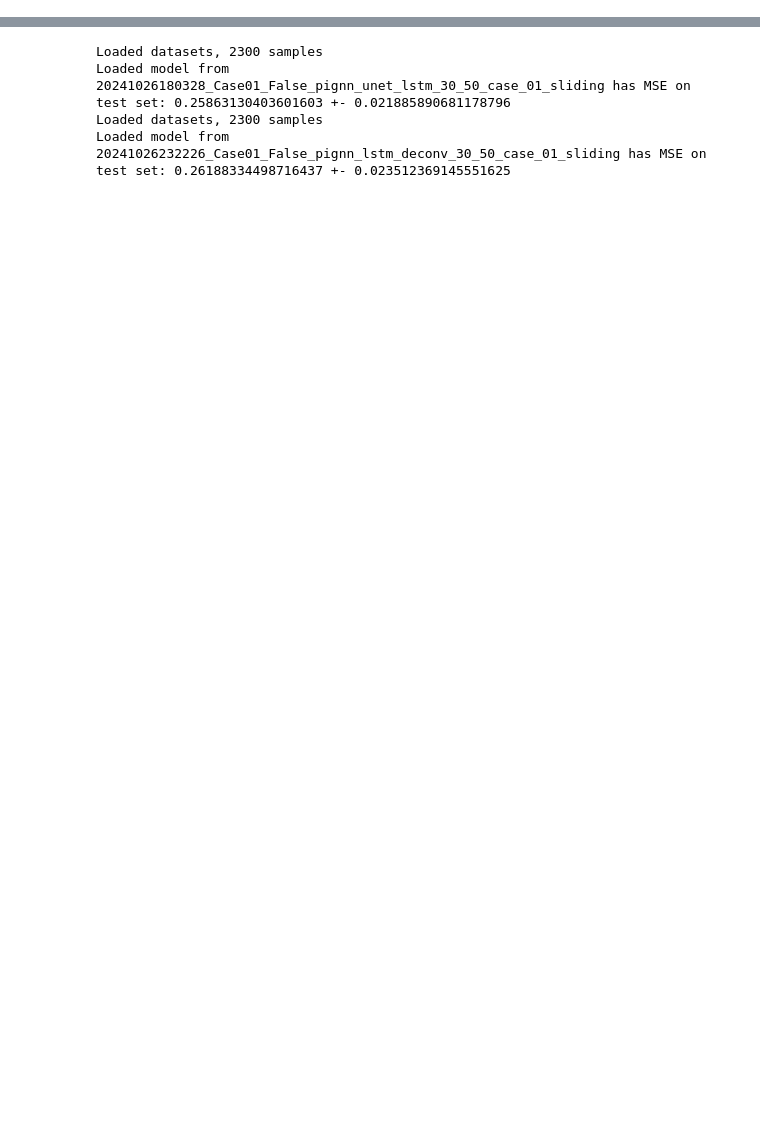
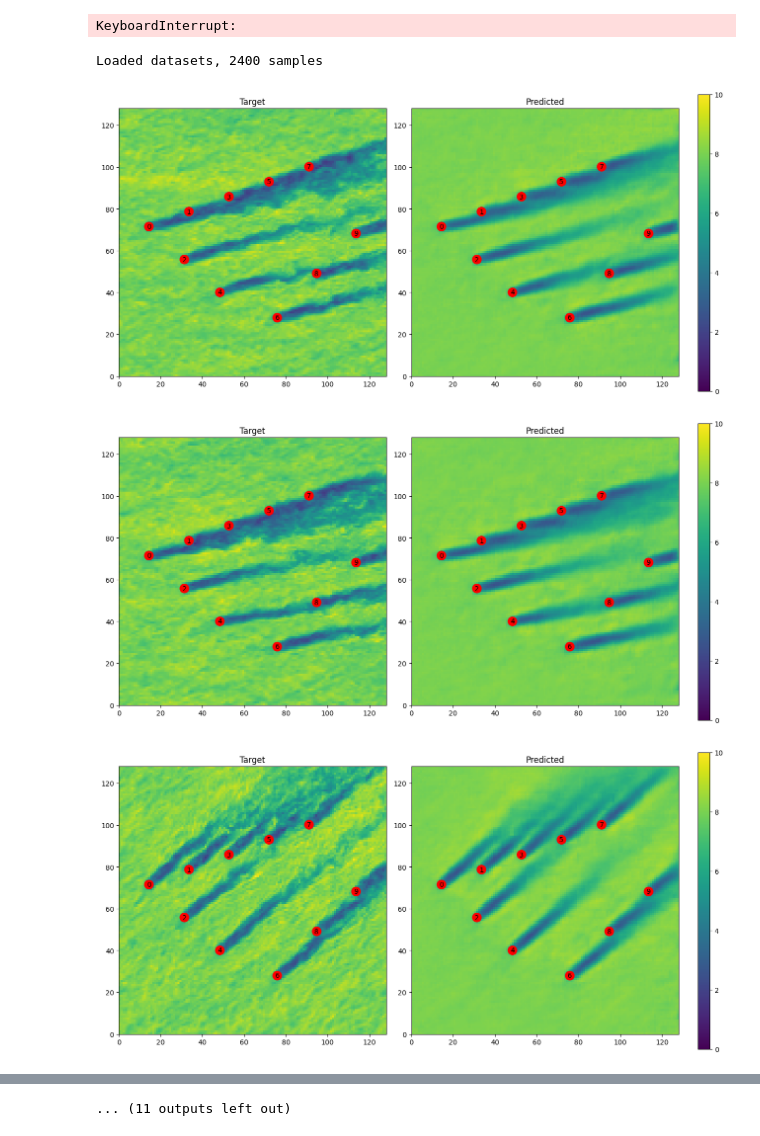
Before and after one commit to erenaydoslu/AI2P-WindFarmControl, a Jupyter notebook: experiments/graphs/graph_evaluation.ipynb, the cells around one changed output, grey strips where cells are left out. Cells and saved outputs as stored; diff of their text form; code cells hidden in the pictures; blank space fills up the shorter version.

Commit message:
Fixes to plot function and agents

```diff
--- a/experiments/graphs/graph_evaluation.ipynb
+++ b/experiments/graphs/graph_evaluation.ipynb
@@ -19,7 +19,7 @@ def load_config(config_path):
 
 criterion = torch.nn.MSELoss()
 
-def calculate_test_loss(model, test_loader, plot_examples=False):
+def calculate_test_loss(model, test_loader, plot_examples=True):
     with torch.no_grad():
         test_losses = []
         for i, batch in enumerate(test_loader):
@@ -57,8 +57,8 @@ def calculate_test_loss(model, test_loader, plot_examples=False):
                     target[16, :].reshape(128, 128).cpu(),
                     target[32, :].reshape(128, 128).cpu()
                 ]
-                for i in range(3):
-                    plot_prediction_vs_real(predictions[i], targets[i], number=i+3)
+                for j in range(3):
+                    plot_prediction_vs_real(predictions[j], targets[j], number=3*i+j)
             test_losses.append(test_loss.item())
 
         return np.mean(test_losses), np.std(test_losses)
@@ -76,7 +76,7 @@ def evaluate_model(experiment_dir):
     return calculate_test_loss(model, test_loader)
 # %%
 # Evaluate non-temporal methods
-base_dir = "results"
+base_dir = "results/windmaps"
 
 for experiment_name in os.listdir(base_dir):
     experiment_dir = os.path.join(base_dir, experiment_name)
@@ -87,3 +87,17 @@ for experiment_name in os.listdir(base_dir):
             print(f"Loaded model from {experiment_name} has MSE on test set: {mse} +- {std}")
         except Exception as e:
             print(f"Failed to load model from {experiment_name}: {e}")
+# %% [output]
+KeyboardInterrupt:
+# %%
+to_plot = [
+    "D:\\AI2P\\repo\\experiments\\graphs\\results\\windmaps\\20241025144902_Case01_True_pignn_deconv_90_1"
+]
+
+for experiment in to_plot:
+    mse, std = evaluate_model(experiment)
+# %% [output]
+Loaded datasets, 2400 samples
+[figure, added]
+[figure, added]
+[figure, added]
@@ -90,3 +112,4 @@ for experiment_name in os.listdir(base_dir):
+... (11 outputs left out)
 # %%
 from architecture.windspeedLSTM.windspeedLSTM import WindSpeedLSTMDeConv, WindspeedLSTM
 
@@ -153,8 +176,3 @@ for experiment_name in os.listdir(base_dir):
             print(f"Loaded model from {experiment_name} has MSE on test set: {mse} +- {std}")
         except Exception as e:
             print(f"Failed to load model from {experiment_name}: {e}")
-# %% [output]
-Loaded datasets, 2300 samples
-Loaded model from 20241026180328_Case01_False_pignn_unet_lstm_30_50_case_01_sliding has MSE on test set: 0.25863130403601603 +- 0.021885890681178796
-Loaded datasets, 2300 samples
-Loaded model from 20241026232226_Case01_False_pignn_lstm_deconv_30_50_case_01_sliding has MSE on test set: 0.26188334498716437 +- 0.023512369145551625
```
Also changed, not shown: parts of 1 cell of this notebook, 4 other files.
